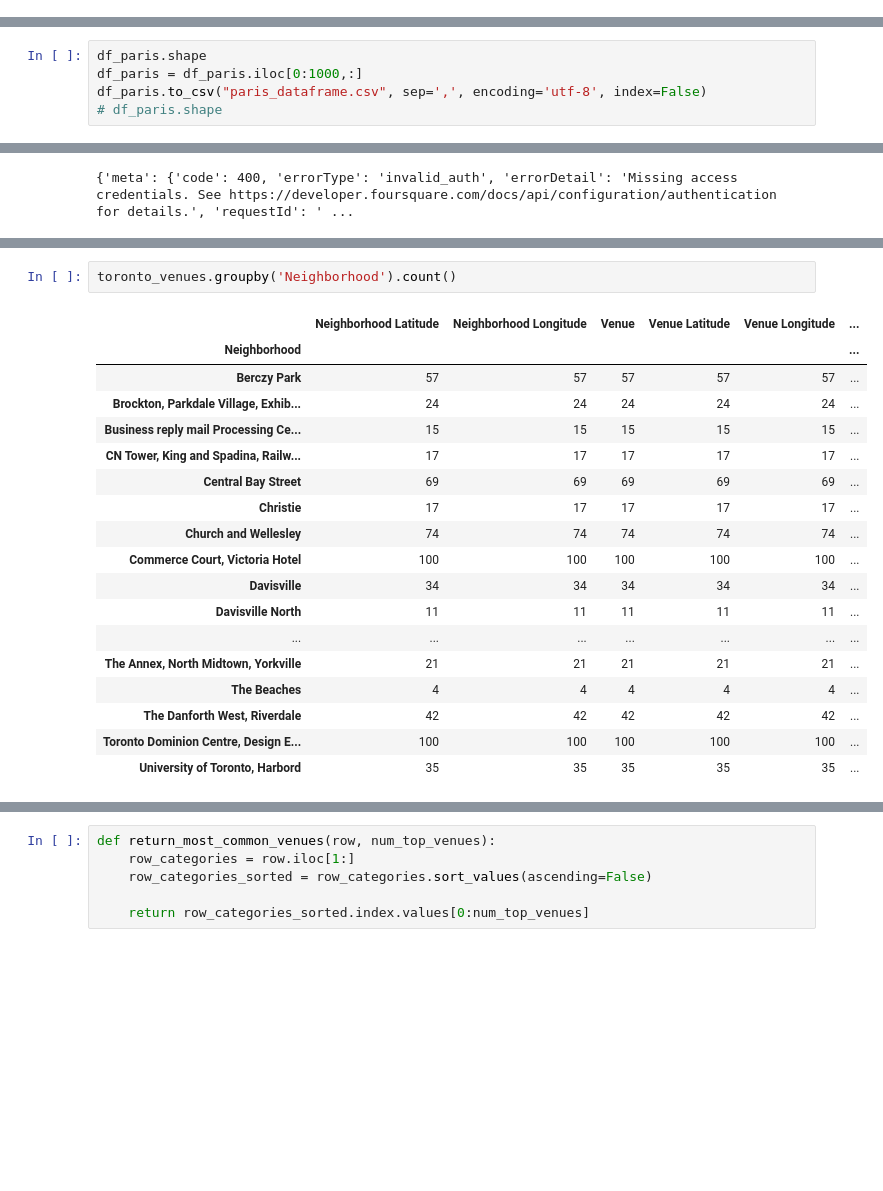
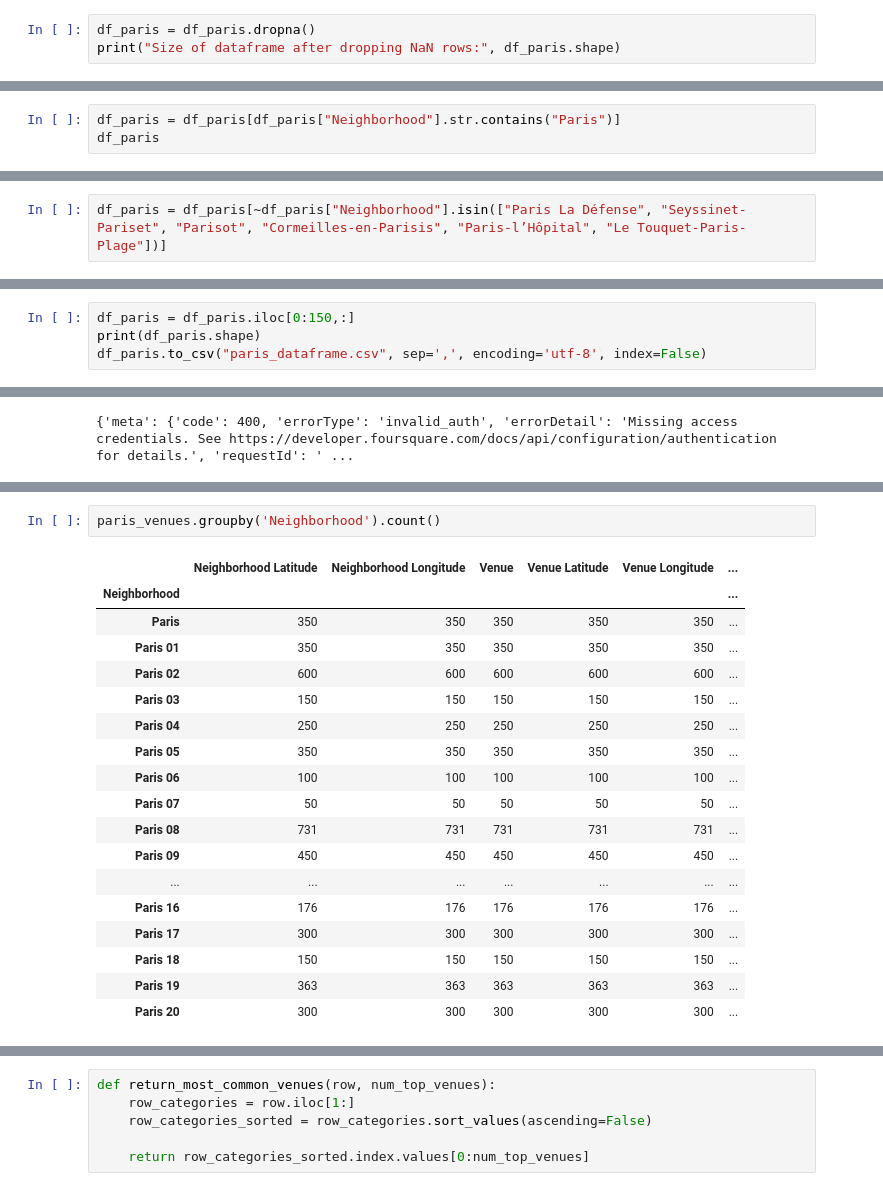
Before and after one commit to skywalker-1993/Coursera_Capstone, a Jupyter notebook: Segmenting and Clustering Neighborhoods in Paris.ipynb, the cells around one changed output, grey strips where cells are left out. Saved outputs shown, nothing was run; the diff lists cells and outputs as text; blank space fills up the shorter version.

```diff
--- a/Segmenting and Clustering Neighborhoods in Paris.ipynb
+++ b/Segmenting and Clustering Neighborhoods in Paris.ipynb
@@ -101,0 +110,3 @@ Notice how this quote does not apply to this case: "More than one neighborhood c
+# %%
+df_paris = df_paris.dropna()
+print("Size of dataframe after dropping NaN rows:", df_paris.shape)
@@ -114,0 +131,3 @@ As you can see, here are our 103 rows of the Toronto dataframe.
+# %%
+df_paris = df_paris[df_paris["Neighborhood"].str.contains("Paris")]
+df_paris
@@ -114,0 +152,2 @@ As you can see, here are our 103 rows of the Toronto dataframe.
+# %%
+df_paris = df_paris[~df_paris["Neighborhood"].isin(["Paris La Défense", "Seyssinet-Pariset", "Parisot", "Cormeilles-en-Parisis", "Paris-l’Hôpital", "Le Touquet-Paris-Plage"])]
@@ -115,5 +178,4 @@ As you can see, here are our 103 rows of the Toronto dataframe.
 # %%
-df_paris.shape
-df_paris = df_paris.iloc[0:1000,:]
+df_paris = df_paris.iloc[0:150,:]
+print(df_paris.shape)
 df_paris.to_csv("paris_dataframe.csv", sep=',', encoding='utf-8', index=False)
-# df_paris.shape
@@ -273,22 +363,22 @@ NameError: name 'paris_venues' is not defined
 # %%
-toronto_venues.groupby('Neighborhood').count()
+paris_venues.groupby('Neighborhood').count()
 # %% [output]
 |  | Neighborhood Latitude | Neighborhood Longitude | Venue | Venue Latitude | Venue Longitude | ... |
 | Neighborhood |  |  |  |  |  | ... |
-| Berczy Park | 57 | 57 | 57 | 57 | 57 | ... |
-| Brockton, Parkdale Village, Exhib... | 24 | 24 | 24 | 24 | 24 | ... |
-| Business reply mail Processing Ce... | 15 | 15 | 15 | 15 | 15 | ... |
-| CN Tower, King and Spadina, Railw... | 17 | 17 | 17 | 17 | 17 | ... |
-| Central Bay Street | 69 | 69 | 69 | 69 | 69 | ... |
-| Christie | 17 | 17 | 17 | 17 | 17 | ... |
-| Church and Wellesley | 74 | 74 | 74 | 74 | 74 | ... |
-| Commerce Court, Victoria Hotel | 100 | 100 | 100 | 100 | 100 | ... |
-| Davisville | 34 | 34 | 34 | 34 | 34 | ... |
-| Davisville North | 11 | 11 | 11 | 11 | 11 | ... |
+| Paris | 350 | 350 | 350 | 350 | 350 | ... |
+| Paris 01 | 350 | 350 | 350 | 350 | 350 | ... |
+| Paris 02 | 600 | 600 | 600 | 600 | 600 | ... |
+| Paris 03 | 150 | 150 | 150 | 150 | 150 | ... |
+| Paris 04 | 250 | 250 | 250 | 250 | 250 | ... |
+| Paris 05 | 350 | 350 | 350 | 350 | 350 | ... |
+| Paris 06 | 100 | 100 | 100 | 100 | 100 | ... |
+| Paris 07 | 50 | 50 | 50 | 50 | 50 | ... |
+| Paris 08 | 731 | 731 | 731 | 731 | 731 | ... |
+| Paris 09 | 450 | 450 | 450 | 450 | 450 | ... |
 | ... | ... | ... | ... | ... | ... | ... |
-| The Annex, North Midtown, Yorkville | 21 | 21 | 21 | 21 | 21 | ... |
-| The Beaches | 4 | 4 | 4 | 4 | 4 | ... |
-| The Danforth West, Riverdale | 42 | 42 | 42 | 42 | 42 | ... |
-| Toronto Dominion Centre, Design E... | 100 | 100 | 100 | 100 | 100 | ... |
-| University of Toronto, Harbord | 35 | 35 | 35 | 35 | 35 | ... |
+| Paris 16 | 176 | 176 | 176 | 176 | 176 | ... |
+| Paris 17 | 300 | 300 | 300 | 300 | 300 | ... |
+| Paris 18 | 150 | 150 | 150 | 150 | 150 | ... |
+| Paris 19 | 363 | 363 | 363 | 363 | 363 | ... |
+| Paris 20 | 300 | 300 | 300 | 300 | 300 | ... |
 # %%
```
Also changed, not shown: parts of 32 cells of this notebook, 4 other files.
